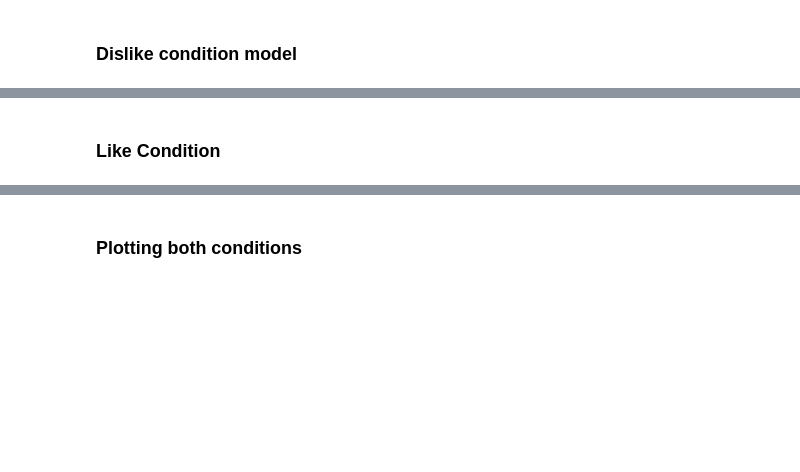
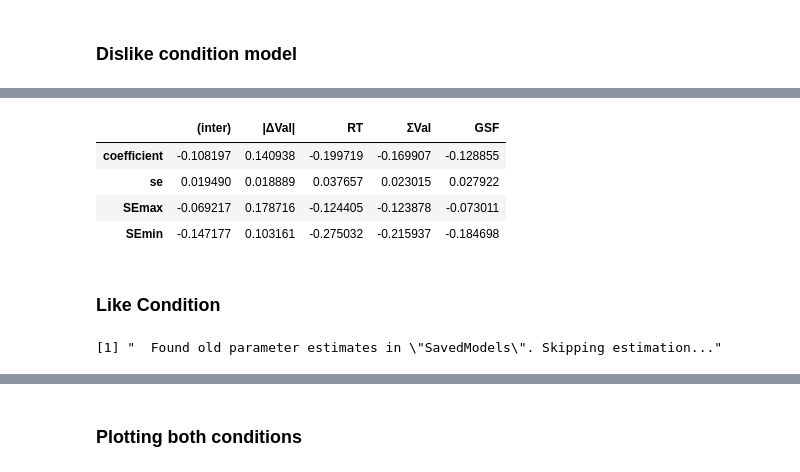
Before and after one commit to pradysepulveda/PF2019, a Jupyter notebook: PF2019_RegressionModelsT-test.ipynb, the cells around one changed output, grey strips where cells are left out. Drawn from its saved outputs; the diff is of its cells as text; code cells hidden in the pictures; blank space fills up the shorter version.

```diff
--- a/PF2019_RegressionModelsT-test.ipynb
+++ b/PF2019_RegressionModelsT-test.ipynb
@@ -730,35 +754,43 @@ summary(confidence_Dislike_hmodel)
 # %%
 %R -o coefs -o mix_Confidence_Dislike_model
 # extract
 mix_Confidence_Dislike_model = mix_Confidence_Dislike_model[0]
 
 conf_table_exp1 = coefs
 conf_table_exp1
 
 #Generate table with paramters to later plot
-conf_table_exp1.columns = ['coefficient', 'se', 't', 'DF','CImax', 'CImin', 'p', 'p2' ]
+conf_table_exp1.columns = ['coefficient', 'se', 't' ]
 conf_table_exp1 = conf_table_exp1.iloc[:, 0:-1].copy(); conf_table_exp1.loc[:, 'SEmax'] = conf_table_exp1['coefficient'] + conf_table_exp1['se']*2
 conf_table_exp1.loc[:, 'SEmin'] = conf_table_exp1['coefficient'] - conf_table_exp1['se']*2
 conf_table_exp1 = conf_table_exp1.transpose()
-conf_table_exp1.columns = [ '|ΔVal|', 'RT', 'ΣVal','GSF']
-conf_table_exp1.loc['p'] = np.round(conf_table_exp1.loc['p'], 4)
-conf_table_exp1 = conf_table_exp1[['|ΔVal|', 'RT', 'ΣVal','GSF']]
+conf_table_exp1.columns = [ '(inter)','|ΔVal|', 'RT', 'ΣVal','GSF']
+#conf_table_exp1.loc['p'] = np.round(conf_table_exp1.loc['p'], 4)
+conf_table_exp1 = conf_table_exp1[['(inter)','|ΔVal|', 'RT', 'ΣVal','GSF']]
 conf_table_Dislike = conf_table_exp1
 
 conf_table_Dislike
+# %% [output]
+|  | (inter) | |ΔVal| | RT | ΣVal | GSF |
+| coefficient | -0.108197 | 0.140938 | -0.199719 | -0.169907 | -0.128855 |
+| se | 0.019490 | 0.018889 | 0.037657 | 0.023015 | 0.027922 |
+| SEmax | -0.069217 | 0.178716 | -0.124405 | -0.123878 | -0.073011 |
+| SEmin | -0.147177 | 0.103161 | -0.275032 | -0.215937 | -0.184698 |
 # %% [markdown]
 ### Like Condition
 # %%
 %%R
 # Fit the multilevel linear model
-if (file.exists('SavedModels/Models_33Part/HModel_Confidence_Like_m1.rda')){
+if (file.exists('SavedModels/Models_33Part/HModel_Confidence_Like_33_m1.rda')){
     print('  Found old parameter estimates in "SavedModels". Skipping estimation...')
-    load('SavedModels/Models_33Part/HModel_Confidence_Like_m1.rda')
+    load('SavedModels/Models_33Part/HModel_Confidence_Like_33_m1.rda')
 }
 else{
 confidence_Like_hmodel <- lmer(zConf ~  zAbsDVal +zRT +  zTotVal + zGSF + ( zAbsDVal + zRT  + zTotVal + zGSF| Part), data=data_exp1_Like, control=lmerControl(optimizer="optimx", optCtrl=list(method="nlminb")))
 display (confidence_Like_hmodel)
 }
+# %% [output]
+[1] "  Found old parameter estimates in \"SavedModels\". Skipping estimation..."
 # %%
 %%R
 
```
Also changed, not shown: parts of 21 cells of this notebook, 30 other files.
